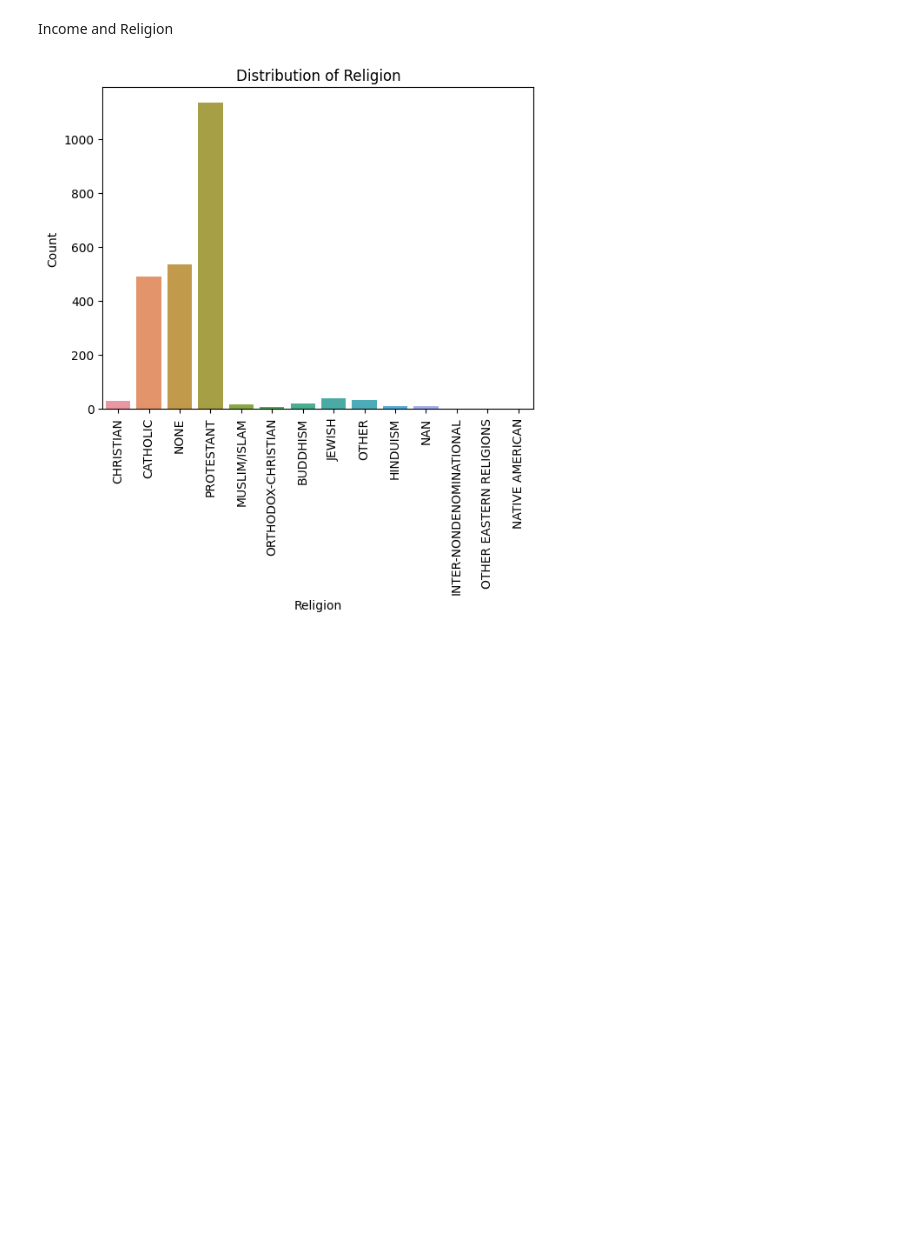
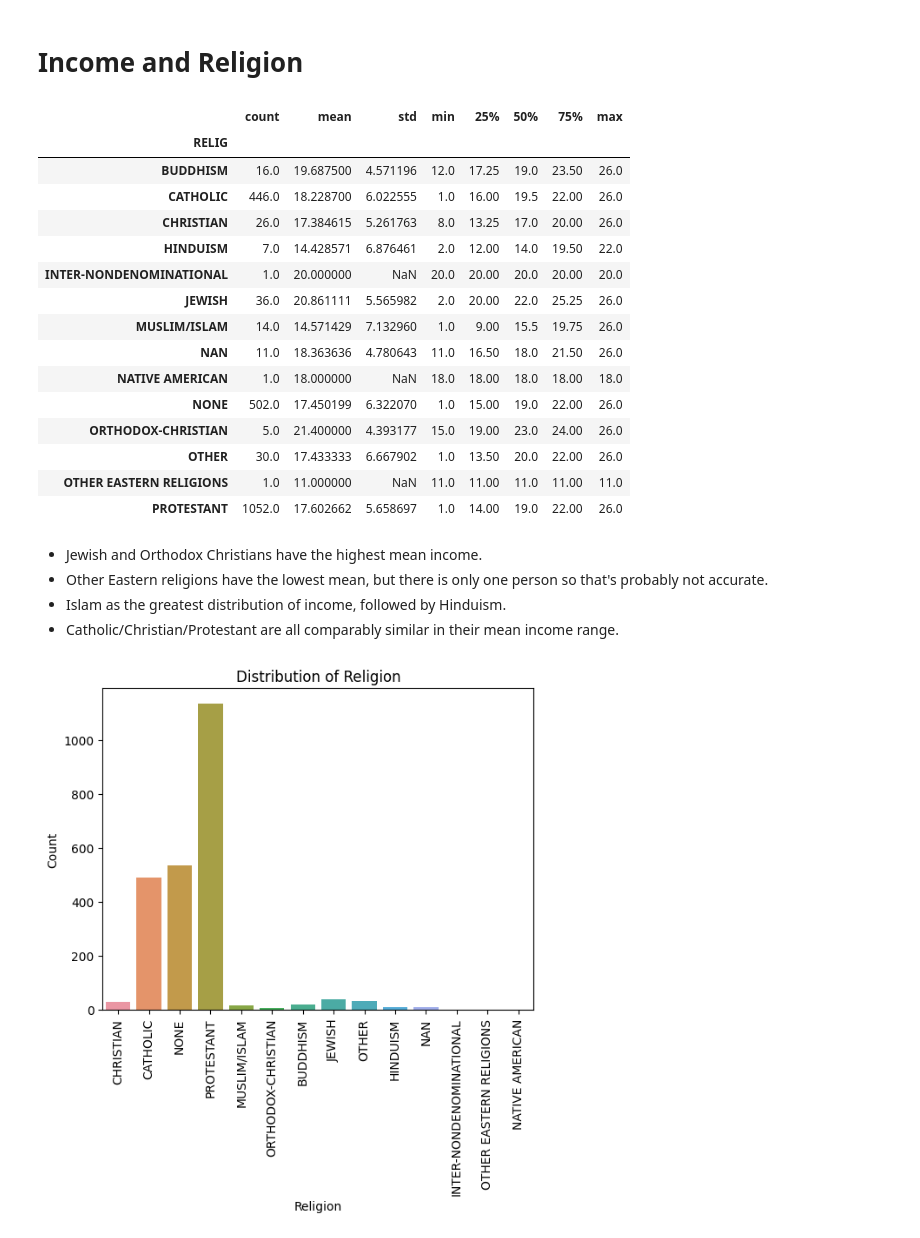
Before and after one commit to DS3001/group14, a Jupyter notebook: SabrinaViz.ipynb, the cells around one changed output. Drawn from its saved outputs; the diff is of its cells as text; code cells hidden in the pictures; blank space fills up the shorter version.

Commit message:
Finished income vs relig graphs and analysis

```diff
--- a/SabrinaViz.ipynb
+++ b/SabrinaViz.ipynb
@@ -17,7 +17,32 @@ df.head()
 | 3 | PROTESTANT | 2.0 | 32.0 | 16.0 | 1.0 | Nearly every week | 6.0 | 26.0 | 1.0 | CATHOLIC | Strong | ... |
 | 4 | CATHOLIC | 0.0 | NaN | 18.0 | 2.0 | Several times a week | 6.0 | 26.0 | 1.0 | CATHOLIC | Strong | ... |
 # %% [markdown]
-Income and Religion
+# Income and Religion
+# %%
+income_stats = df.groupby('RELIG')['INCOME16'].describe()
+income_stats
+# %% [output]
+|  | count | mean | std | min | 25% | 50% | 75% | max |
+| RELIG |  |  |  |  |  |  |  |  |
+| BUDDHISM | 16.0 | 19.687500 | 4.571196 | 12.0 | 17.25 | 19.0 | 23.50 | 26.0 |
+| CATHOLIC | 446.0 | 18.228700 | 6.022555 | 1.0 | 16.00 | 19.5 | 22.00 | 26.0 |
+| CHRISTIAN | 26.0 | 17.384615 | 5.261763 | 8.0 | 13.25 | 17.0 | 20.00 | 26.0 |
+| HINDUISM | 7.0 | 14.428571 | 6.876461 | 2.0 | 12.00 | 14.0 | 19.50 | 22.0 |
+| INTER-NONDENOMINATIONAL | 1.0 | 20.000000 | NaN | 20.0 | 20.00 | 20.0 | 20.00 | 20.0 |
+| JEWISH | 36.0 | 20.861111 | 5.565982 | 2.0 | 20.00 | 22.0 | 25.25 | 26.0 |
+| MUSLIM/ISLAM | 14.0 | 14.571429 | 7.132960 | 1.0 | 9.00 | 15.5 | 19.75 | 26.0 |
+| NAN | 11.0 | 18.363636 | 4.780643 | 11.0 | 16.50 | 18.0 | 21.50 | 26.0 |
+| NATIVE AMERICAN | 1.0 | 18.000000 | NaN | 18.0 | 18.00 | 18.0 | 18.00 | 18.0 |
+| NONE | 502.0 | 17.450199 | 6.322070 | 1.0 | 15.00 | 19.0 | 22.00 | 26.0 |
+| ORTHODOX-CHRISTIAN | 5.0 | 21.400000 | 4.393177 | 15.0 | 19.00 | 23.0 | 24.00 | 26.0 |
+| OTHER | 30.0 | 17.433333 | 6.667902 | 1.0 | 13.50 | 20.0 | 22.00 | 26.0 |
+| OTHER EASTERN RELIGIONS | 1.0 | 11.000000 | NaN | 11.0 | 11.00 | 11.0 | 11.00 | 11.0 |
+| PROTESTANT | 1052.0 | 17.602662 | 5.658697 | 1.0 | 14.00 | 19.0 | 22.00 | 26.0 |
+# %% [markdown]
+- Jewish and Orthodox Christians have the highest mean income.
+- Other Eastern religions have the lowest mean, but there is only one person so that's probably not accurate.
+- Islam as the greatest distribution of income, followed by Hinduism.
+- Catholic/Christian/Protestant are all comparably similar in their mean income range.
 # %%
 #Adding a new column with the income range for easier interpretation
 
```
Also changed, not shown: parts of 1 cell of this notebook.
